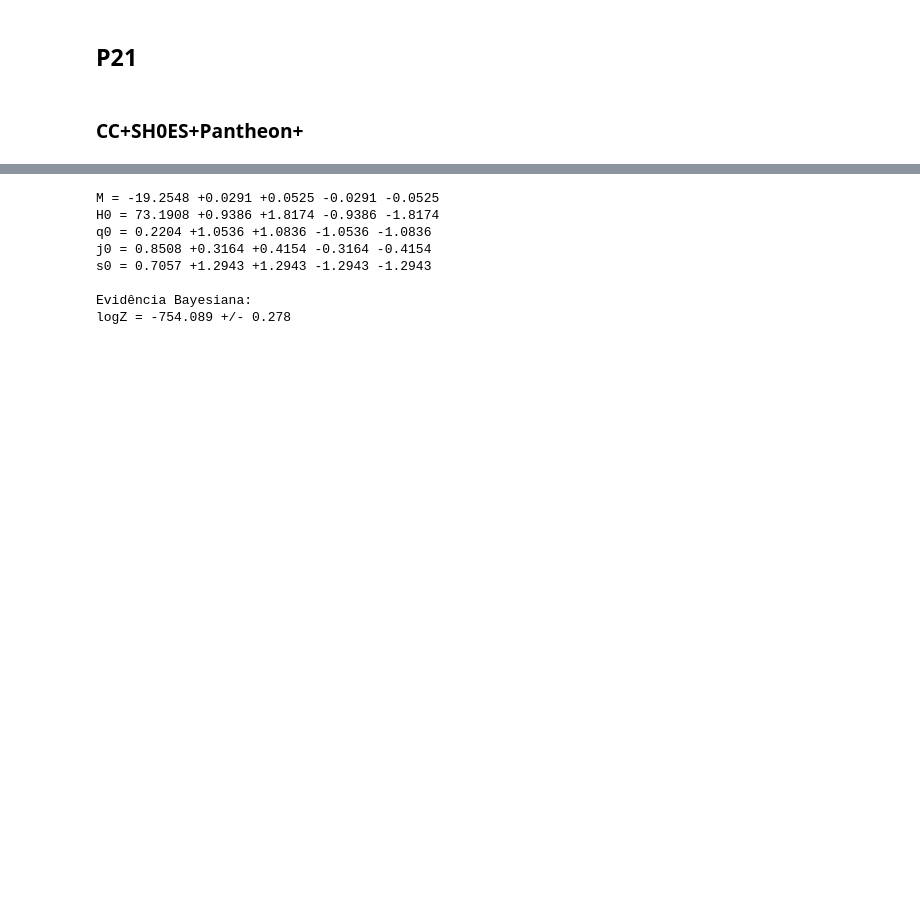
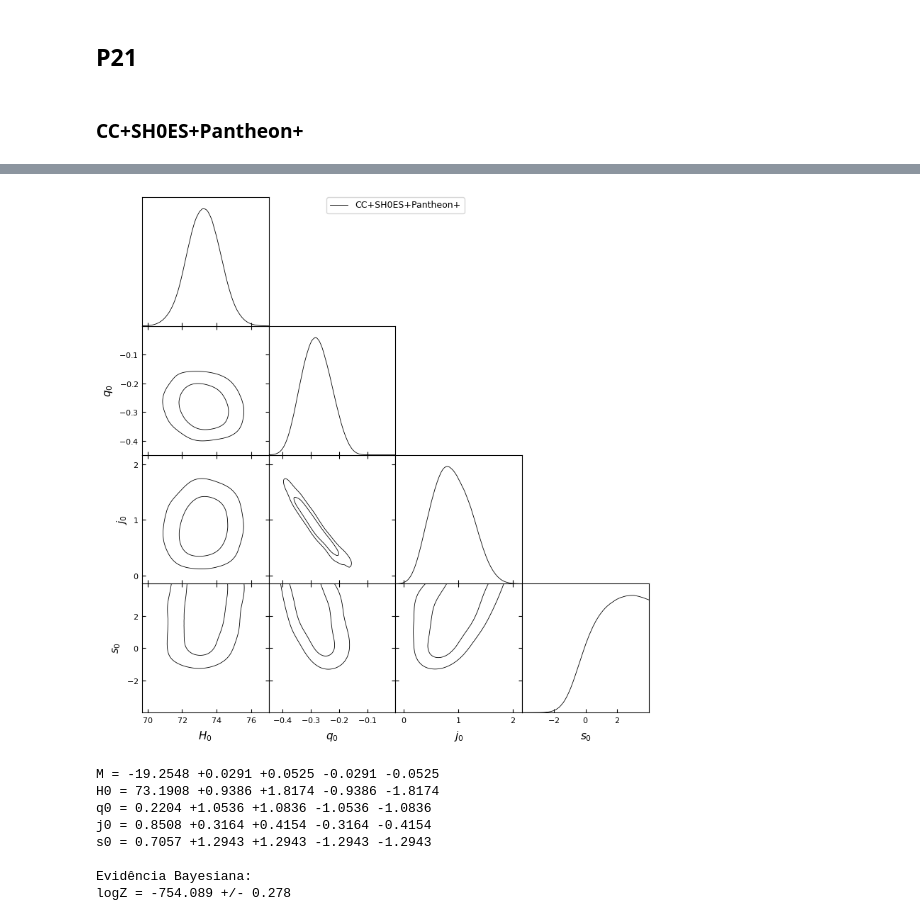
Before and after one commit to NiRK20/PadeExpansionHzDc, a Jupyter notebook: HzPade_Panth+_SH0ES_CC_results.ipynb, the cells around one changed output, grey strips where cells are left out. Cells and saved outputs as stored; diff of their text form; code cells hidden in the pictures; blank space fills up the shorter version.

```diff
--- a/HzPade_Panth+_SH0ES_CC_results.ipynb
+++ b/HzPade_Panth+_SH0ES_CC_results.ipynb
@@ -44,3 +55,10 @@ Removed no burn in
+# %%
+gPSHz21 = plots.getSubplotPlotter()
+gPSHz21.triangle_plot([samplesPSHz_21], ["H0", "q0", "j0", "s0"], filled=False, legend_labels=["CC+SH0ES+Pantheon+"])
+#plt.savefig('P21_PS_s0_2.pdf')
+plt.show()
+# %% [output]
+[figure, added]
 # %%
 MCResult_cobaya(samplesPSHz_21, "chains/P21/PS/PSHz_21.logZ")
 # %% [output]
```
Also changed, not shown: parts of 3 cells of this notebook, 30 other files.
